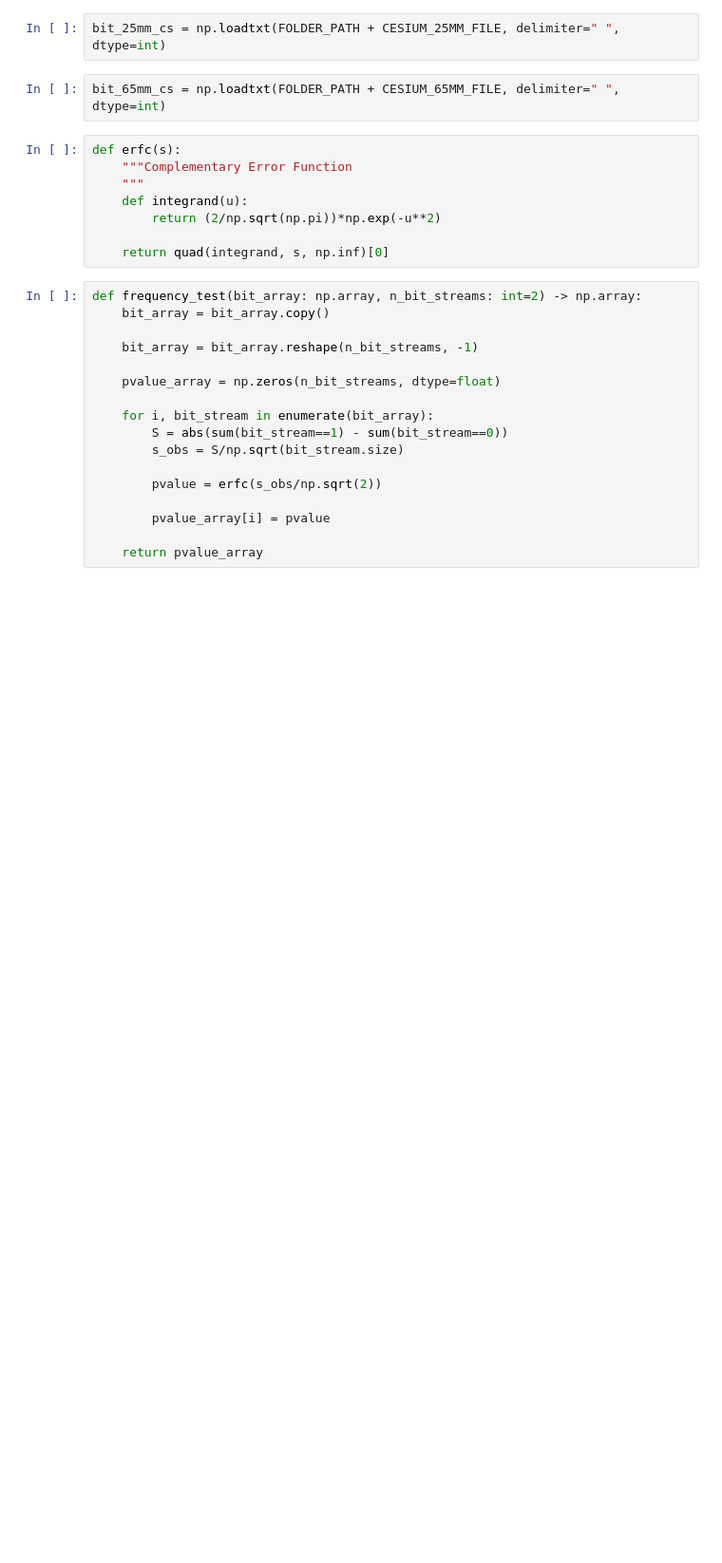
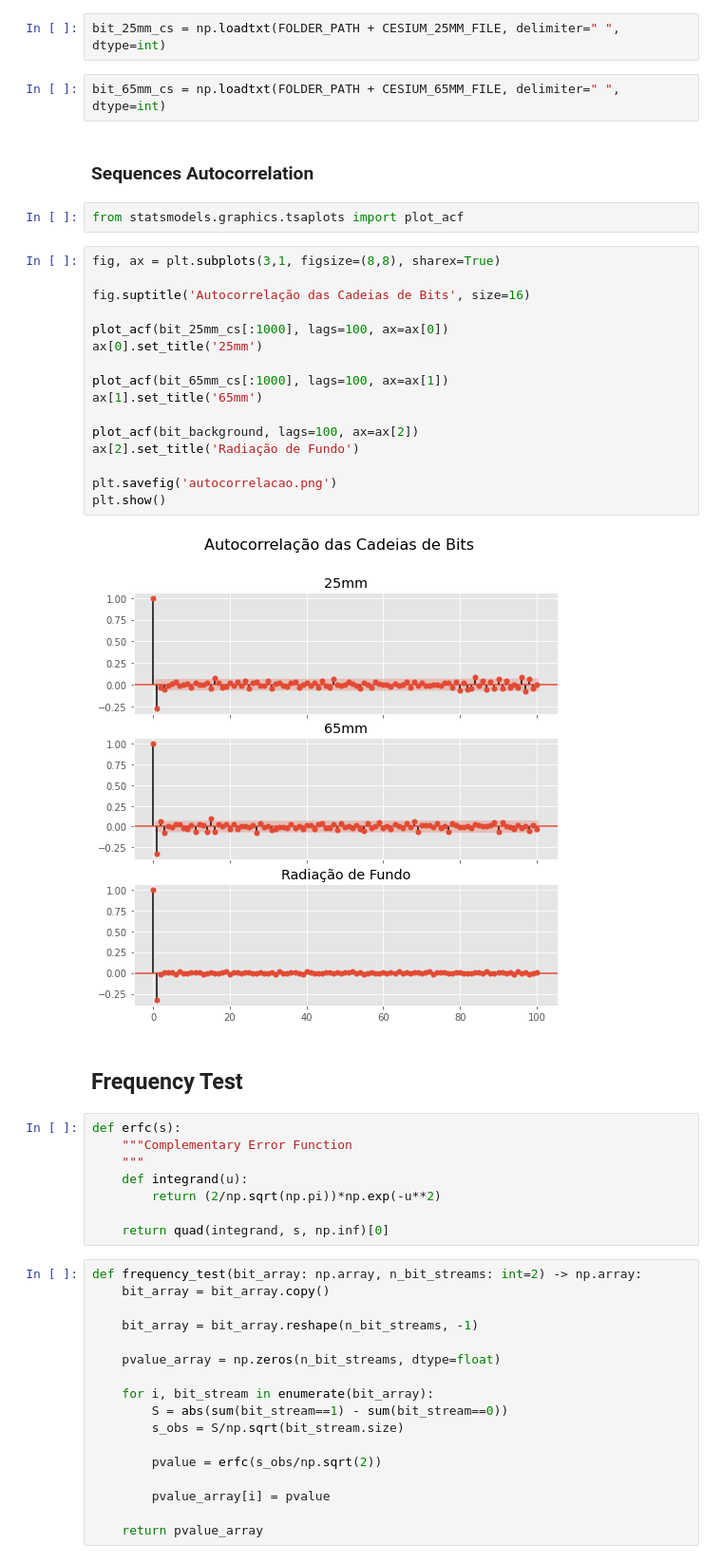
Before and after one commit to idocarmo/LAB6, a Jupyter notebook: frequency_test.ipynb, the cells around one changed output. Shown at 95% size. Drawn from its saved outputs; the diff is of its cells as text; blank space fills up the shorter version.

```diff
--- a/frequency_test.ipynb
+++ b/frequency_test.ipynb
@@ -29,6 +30,30 @@ bit_background = np.loadtxt(FOLDER_PATH + BACKGROUND_FILE, delimiter=" ", dtype=
 bit_25mm_cs = np.loadtxt(FOLDER_PATH + CESIUM_25MM_FILE, delimiter=" ", dtype=int)
 # %%
 bit_65mm_cs = np.loadtxt(FOLDER_PATH + CESIUM_65MM_FILE, delimiter=" ", dtype=int)
+# %% [markdown]
+### Sequences Autocorrelation
+# %%
+from statsmodels.graphics.tsaplots import plot_acf
+# %%
+fig, ax = plt.subplots(3,1, figsize=(8,8), sharex=True)
+
+fig.suptitle('Autocorrelação das Cadeias de Bits', size=16)
+
+plot_acf(bit_25mm_cs[:1000], lags=100, ax=ax[0])
+ax[0].set_title('25mm')
+
+plot_acf(bit_65mm_cs[:1000], lags=100, ax=ax[1])
+ax[1].set_title('65mm')
+
+plot_acf(bit_background, lags=100, ax=ax[2])
+ax[2].set_title('Radiação de Fundo')
+
+plt.savefig('autocorrelacao.png')
+plt.show()
+# %% [output]
+[figure, added]
+# %% [markdown]
+## Frequency Test
 # %%
 def erfc(s):
     """Complementary Error Function
```
Also changed, not shown: parts of 3 cells of this notebook.
